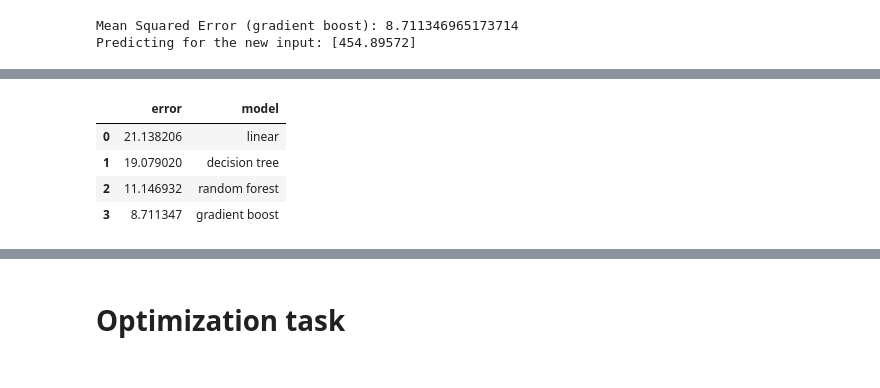
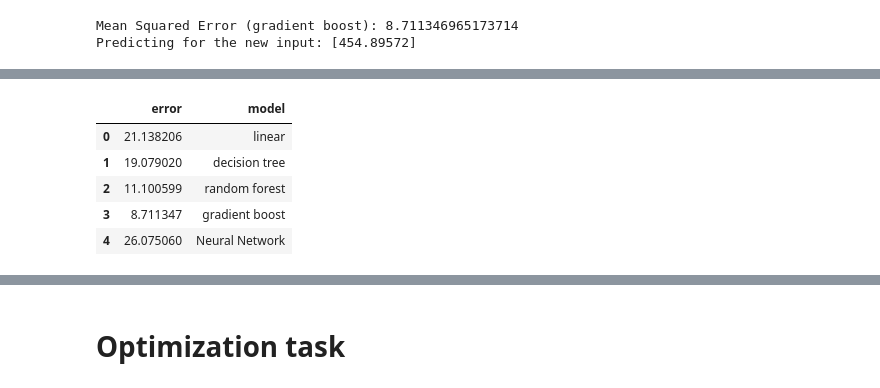
Before and after one commit to asifhaider/NWPGCL-ML-Internship, a Jupyter notebook: Task 1/Vinternship_task1.ipynb, the cells around one changed output, grey strips where cells are left out. Drawn from its saved outputs; the diff is of its cells as text; code cells hidden in the pictures.

```diff
--- a/Task 1/Vinternship_task1.ipynb
+++ b/Task 1/Vinternship_task1.ipynb
@@ -188,3 +208,29 @@ def xgboost_regression(X_train, X_test, y_train, y_test, input):
+# %%
+
+def nn(X_train, X_test, y_train, y_test, input):
+  from pandas import read_csv
+  from tensorflow.keras.models import Sequential
+  from tensorflow.keras.layers import Dense
+  from scikeras.wrappers import KerasRegressor
+  from sklearn.model_selection import cross_val_score
+  from sklearn.model_selection import KFold
+  from sklearn.preprocessing import StandardScaler
+  from sklearn.pipeline import Pipeline
+  import tensorflow as tf
+  # X=all_x
+  # Y=all_y
+  model = tf.keras.Sequential([
+    tf.keras.layers.Dense(100, activation = tf.keras.activations.relu),
+    tf.keras.layers.Dense(10),
+    tf.keras.layers.Dense(1)
+  ])
+  model.compile( loss = tf.keras.losses.mae, #mae stands for mean absolute error
+                optimizer = tf.keras.optimizers.Adam(
+      learning_rate=0.001), #stochastic GD
+                metrics = ['mse'])
+  history=model.fit( X_train, y_train,validation_data=(X_test,y_test), epochs = 50)
+  prediction=model.predict(input.reshape(1,-1))
+  return history.history['mse'][-1],prediction
 # %% [markdown]
 # Error comparison and prediction task
 # %%
@@ -209,3 +255,5 @@ error_gradient , prediction_xgboost = xgboost_regression(X_train, X_test, y_trai
 # %% [output]
 Mean Squared Error (gradient boost): 8.711346965173714
 Predicting for the new input: [454.89572]
+# %%
+error_nn , prediction_nn = nn(X_train, X_test, y_train, y_test, input)
@@ -212,12 +278,13 @@ Predicting for the new input: [454.89572]
 # %%
-errors = np.array([error_linear, error_decision, error_forest, error_gradient])
-models = ['linear', 'decision tree', 'random forest', 'gradient boost']
+errors = np.array([error_linear, error_decision, error_forest, error_gradient,error_nn])
+models = ['linear', 'decision tree', 'random forest', 'gradient boost','Neural Network']
 data = {'error': errors, 'model': models}
 df = pd.DataFrame(data, columns = ['error', 'model'])
 df
 # %% [output]
 |  | error | model |
 | 0 | 21.138206 | linear |
 | 1 | 19.079020 | decision tree |
-| 2 | 11.146932 | random forest |
+| 2 | 11.100599 | random forest |
 | 3 | 8.711347 | gradient boost |
+| 4 | 26.075060 | Neural Network |
```
Also changed, not shown: parts of 9 cells of this notebook.
